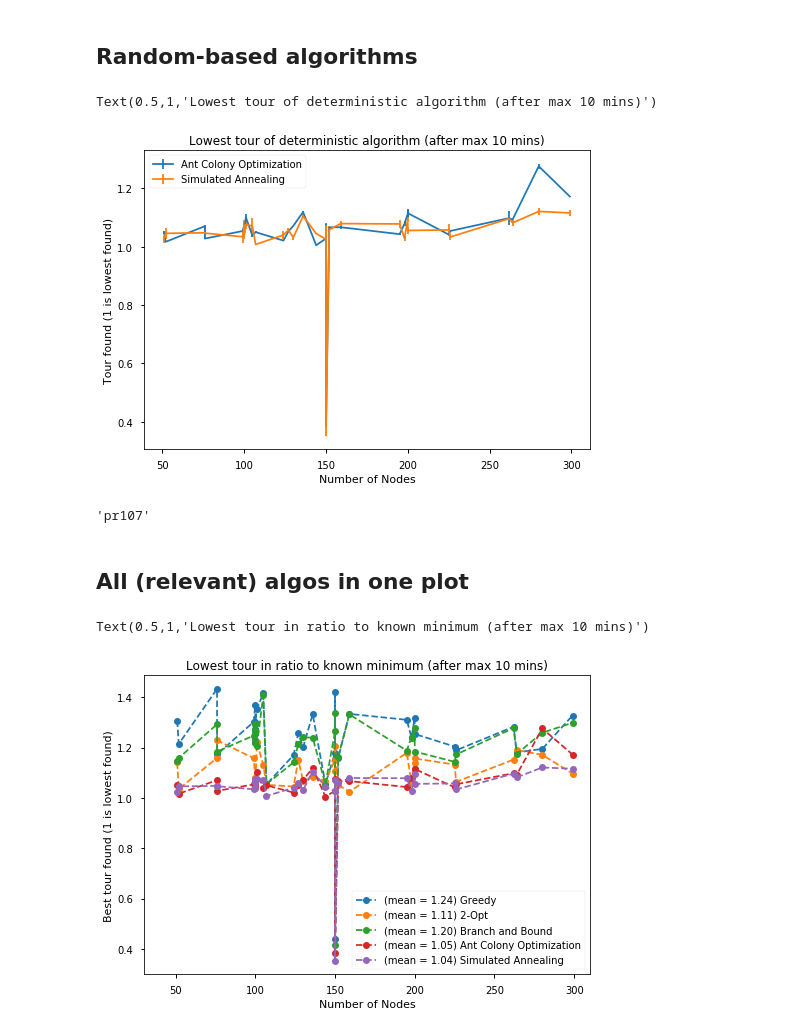
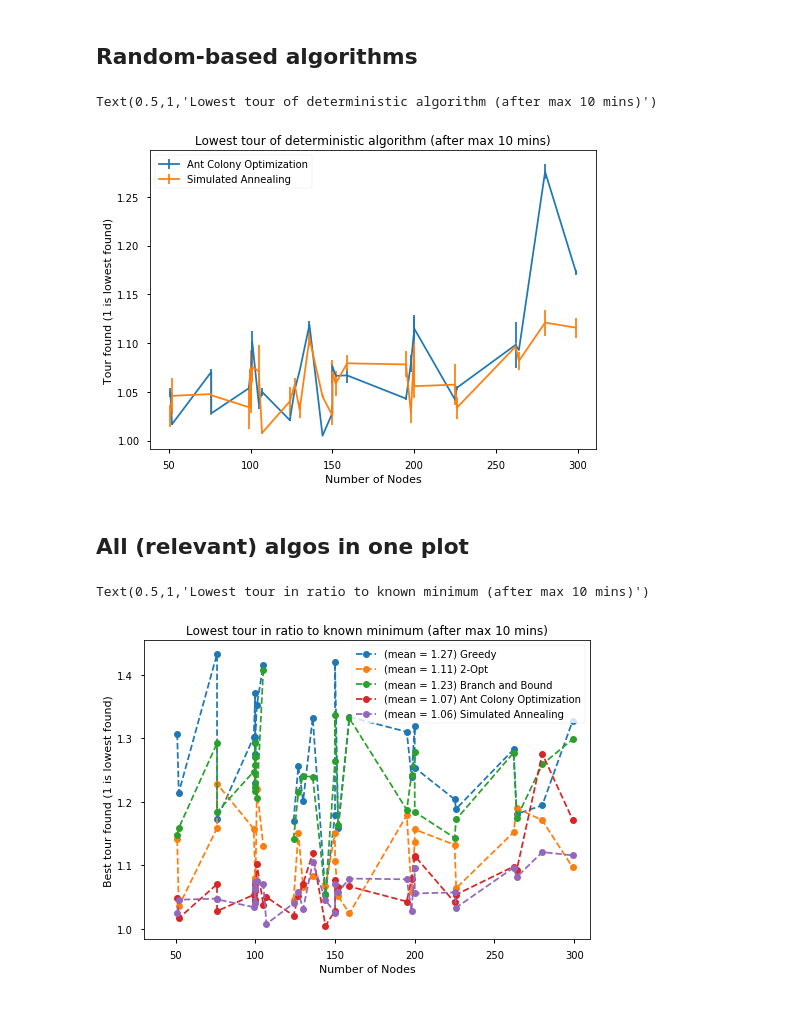
Before and after one commit to FabianWalocha/TSProject, a Jupyter notebook: benchmarking/Benchmarking.ipynb, the cells around one changed output. Saved outputs shown, nothing was run; the diff lists cells and outputs as text; code cells hidden in the pictures.

```diff
--- a/benchmarking/Benchmarking.ipynb
+++ b/benchmarking/Benchmarking.ipynb
@@ -403,11 +399,20 @@ sortNodes = np.sort([len(pd.read_excel(datasets,x[0],header=None)) for x in file
 # %% [markdown]
 ## Deterministic algorithms
 # %%
+lowestVals = [x[1] for x in files]
+argSortNodes = np.argsort([len(pd.read_excel(datasets,x[0],header=None)) for x in files])
+sortNodes = np.sort([len(pd.read_excel(datasets,x[0],header=None)) for x in files])
+
+del lowestVals[20]
+argSortNodes = np.delete(argSortNodes,20)
+sortNodes = np.delete(sortNodes,20)
+
 fileObject = open('../results/resDeterministic_2018-12-05_07-29-39', 'rb')
 r1 = pickle.load(fileObject)
 fileObject = open('../results/resDeterministic_2018-12-07_15-36-17', 'rb')
 r2 = pickle.load(fileObject)
 r = r1.merge(r2,on='Dataset')
+r = r[r.Dataset!='pr107']
 res = np.transpose(np.transpose(r.iloc[:,1:])/np.array(lowestVals))
 res_si = res.drop(columns=['DynamicProgramming','BnB-binary','DivideAndConquer']).reindex(argSortNodes)
 # %%
@@ -431,5 +437,8 @@ r = r1.merge(r2,on='Dataset')
 #r.drop(columns=['SimmulatedAnnealing_x','GeneticAlgorithm'])
 # %%
+lowestVals = [x[1] for x in files]
+argSortNodes = np.argsort([len(pd.read_excel(datasets,x[0],header=None)) for x in files])
+
 aco = r.AntColony
 mean_a = np.array([x[0] for x in aco])/np.array(lowestVals)
 std_a = np.array([x[1] for x in aco])/np.array(lowestVals)
@@ -448,7 +457,18 @@ res_std = np.array([std_a,std_s,std_g,std_r])
 
 rm_si = np.array([res_mean[:,x] for x in argSortNodes])
 rs_si = np.array([res_std[:,x] for x in argSortNodes])
+
+rm_si = np.delete(rm_si,(20),axis=0)
+rs_si = np.delete(rs_si,(20),axis=0)
 # %%
+lowestVals = [x[1] for x in files]
+argSortNodes = np.argsort([len(pd.read_excel(datasets,x[0],header=None)) for x in files])
+sortNodes = np.sort([len(pd.read_excel(datasets,x[0],header=None)) for x in files])
+
+del lowestVals[20]
+argSortNodes = np.delete(argSortNodes,20)
+sortNodes = np.delete(sortNodes,20)
+
 for idx in range(rm_si.shape[1]-2):
     plt.errorbar(sortNodes,rm_si[:,idx],yerr=rs_si[:,idx])
 
@@ -458,23 +478,17 @@ plt.ylabel('Tour found (1 is lowest found)')
 plt.title('Lowest tour of deterministic algorithm (after max 10 mins)')
 # %% [output]
 Text(0.5,1,'Lowest tour of deterministic algorithm (after max 10 mins)')
-[figure, old version]
+[figure, new version]
-# %%
-# faulty value (i.e. minVal < 1)
-faulty = [i for i,x in enumerate(rm_si[:,0]<1) if x][0]
-r.Dataset[faulty]
-# %% [output]
-'pr107'
 # %% [markdown]
 ## All (relevant) algos in one plot
 # %%
 plt.plot(sortNodes,res_si,'--o')
 plt.plot(sortNodes,rm_si[:,:2],'--o')
 plt.xlim(30,310)
-plt.legend(['(mean = 1.24) Greedy', '(mean = 1.11) 2-Opt', '(mean = 1.20) Branch and Bound','(mean = 1.05) Ant Colony Optimization','(mean = 1.04) Simulated Annealing'],loc='lower right')
+plt.legend(['(mean = 1.27) Greedy', '(mean = 1.11) 2-Opt', '(mean = 1.23) Branch and Bound','(mean = 1.07) Ant Colony Optimization','(mean = 1.06) Simulated Annealing'],loc='upper right')
 plt.xlabel('Number of Nodes')
 plt.ylabel('Best tour found (1 is lowest found)')
 plt.title('Lowest tour in ratio to known minimum (after max 10 mins)')
 # %% [output]
 Text(0.5,1,'Lowest tour in ratio to known minimum (after max 10 mins)')
-[figure, old version]
+[figure, new version]
```
Also changed, not shown: parts of 10 cells of this notebook, 1 other file.
